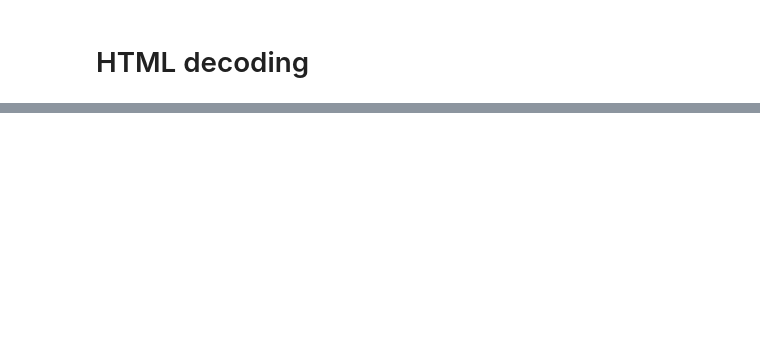
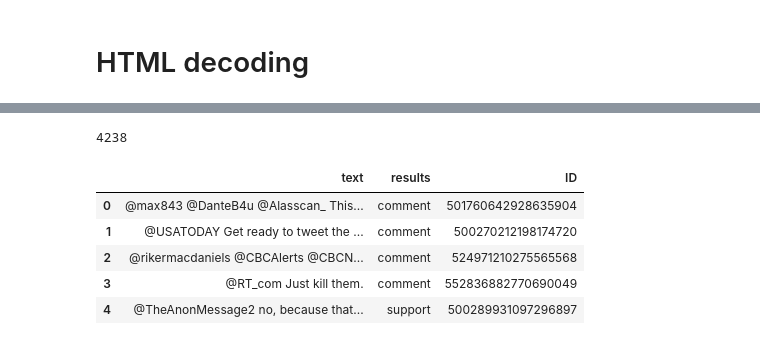
Before and after one commit to NicoleLam/NLP-text-classification, a Jupyter notebook: task_A.ipynb, the cells around one changed output, grey strips where cells are left out. Cells and saved outputs as stored; diff of their text form; code cells hidden in the pictures; blank space fills up the shorter version.

```diff
--- a/task_A.ipynb
+++ b/task_A.ipynb
@@ -178,0 +142,20 @@ example1.get_text()
+# %%
+clean_tweet_texts = []
+for i in dataset['tweet_text']:
+    clean_tweet_texts.append(BeautifulSoup(i, 'html.parser').get_text())
+# %%
+len(clean_tweet_texts)
+# %% [output]
+4238
+# %%
+clean_df = pd.DataFrame(clean_tweet_texts,columns=['text'])
+clean_df['results'] = dataset['results']
+clean_df['ID'] = dataset['ID']
+clean_df.head()
+# %% [output]
+|  | text | results | ID |
+| 0 | @max843 @DanteB4u @Alasscan_ This... | comment | 501760642928635904 |
+| 1 | @USATODAY Get ready to tweet the ... | comment | 500270212198174720 |
+| 2 | @rikermacdaniels @CBCAlerts @CBCN... | comment | 524971210275565568 |
+| 3 | @RT_com Just kill them. | comment | 552836882770690049 |
+| 4 | @TheAnonMessage2 no, because that... | support | 500289931097296897 |
```
Also changed, not shown: parts of 60 cells of this notebook.
